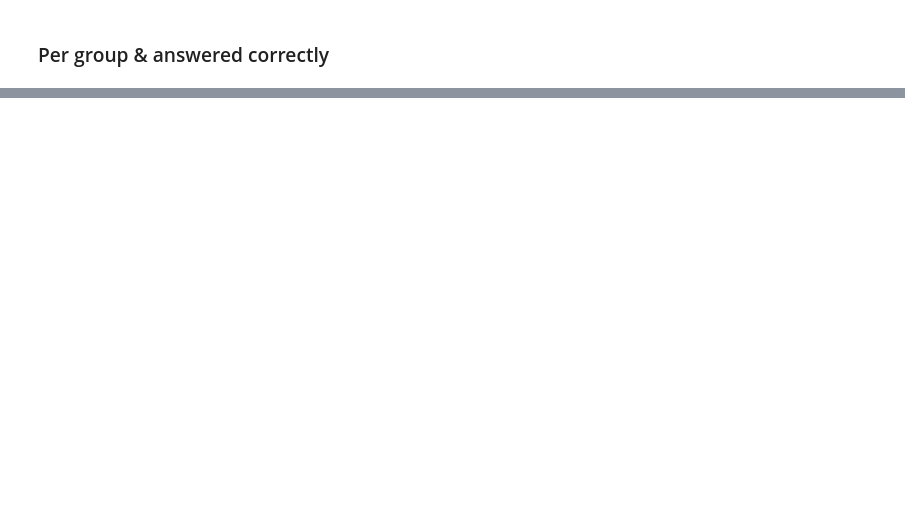
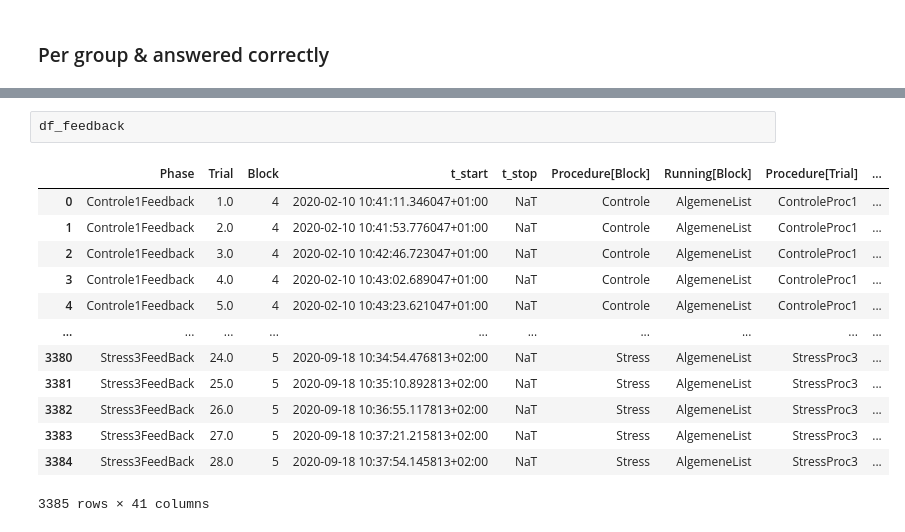
Before and after one commit to mitchelkappen/stress_study_lib_EEGStudy1, a Jupyter notebook: ibi_visualizations.ipynb, the cells around one changed output, grey strips where cells are left out. Drawn from its saved outputs; the diff is of its cells as text; blank space fills up the shorter version.

```diff
--- a/ibi_visualizations.ipynb
+++ b/ibi_visualizations.ipynb
@@ -294,0 +317,16 @@ fig.show()
+# %%
+df_feedback
+# %% [output]
+|  | Phase | Trial | Block | t_start | t_stop | Procedure[Block] | Running[Block] | Procedure[Trial] | ... |
+| 0 | Controle1Feedback | 1.0 | 4 | 2020-02-10 10:41:11.346047+01:00 | NaT | Controle | AlgemeneList | ControleProc1 | ... |
+| 1 | Controle1Feedback | 2.0 | 4 | 2020-02-10 10:41:53.776047+01:00 | NaT | Controle | AlgemeneList | ControleProc1 | ... |
+| 2 | Controle1Feedback | 3.0 | 4 | 2020-02-10 10:42:46.723047+01:00 | NaT | Controle | AlgemeneList | ControleProc1 | ... |
+| 3 | Controle1Feedback | 4.0 | 4 | 2020-02-10 10:43:02.689047+01:00 | NaT | Controle | AlgemeneList | ControleProc1 | ... |
+| 4 | Controle1Feedback | 5.0 | 4 | 2020-02-10 10:43:23.621047+01:00 | NaT | Controle | AlgemeneList | ControleProc1 | ... |
+| ... | ... | ... | ... | ... | ... | ... | ... | ... | ... |
+| 3380 | Stress3FeedBack | 24.0 | 5 | 2020-09-18 10:34:54.476813+02:00 | NaT | Stress | AlgemeneList | StressProc3 | ... |
+| 3381 | Stress3FeedBack | 25.0 | 5 | 2020-09-18 10:35:10.892813+02:00 | NaT | Stress | AlgemeneList | StressProc3 | ... |
+| 3382 | Stress3FeedBack | 26.0 | 5 | 2020-09-18 10:36:55.117813+02:00 | NaT | Stress | AlgemeneList | StressProc3 | ... |
+| 3383 | Stress3FeedBack | 27.0 | 5 | 2020-09-18 10:37:21.215813+02:00 | NaT | Stress | AlgemeneList | StressProc3 | ... |
+| 3384 | Stress3FeedBack | 28.0 | 5 | 2020-09-18 10:37:54.145813+02:00 | NaT | Stress | AlgemeneList | StressProc3 | ... |
+3385 rows × 41 columns
```
Also changed, not shown: parts of 4 cells of this notebook, 8 other files.
